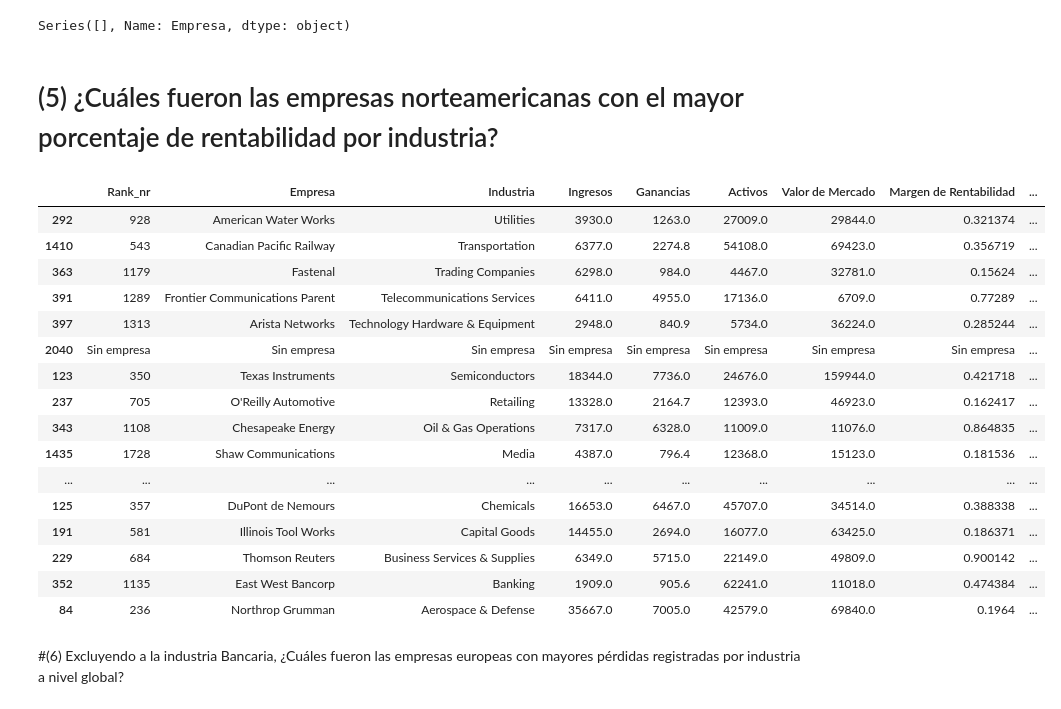
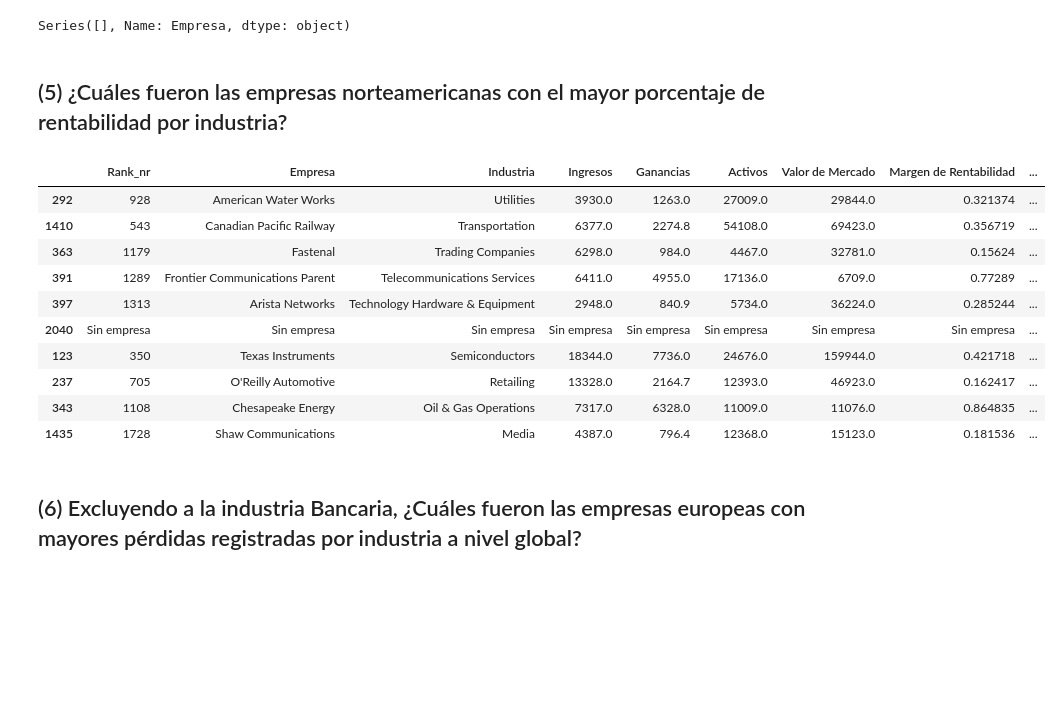
Before and after one commit to Bigote93/DataInsider, a Jupyter notebook: DesafioDataInsider_Nalli.ipynb, the cells around one changed output. Saved outputs shown, nothing was run; the diff lists cells and outputs as text; code cells hidden in the pictures; blank space fills up the shorter version.

```diff
--- a/DesafioDataInsider_Nalli.ipynb
+++ b/DesafioDataInsider_Nalli.ipynb
@@ -1181,36 +1177,30 @@ empresas_superiores_20['Empresa']
 # %% [output]
 Series([], Name: Empresa, dtype: object)
 # %% [markdown]
-# (5) ¿Cuáles fueron las empresas norteamericanas con el mayor porcentaje de rentabilidad por industria?
+## (5) ¿Cuáles fueron las empresas norteamericanas con el mayor porcentaje de rentabilidad por industria?
 # %%
 #Se condidera un margen de las 10 mejores
 empresas_americanas_mayor_rentabilidad = forbesgloba_merge2_2000_2022[(forbesgloba_merge2_2000_2022['Nombre Continente'] == 'North America') | (forbesgloba_merge2_2000_2022['Nombre Continente'] == 'South America')]
 df_ordenado = empresas_americanas_mayor_rentabilidad.sort_values(['Industria', 'Margen de Rentabilidad'], ascending=False)
 
 # Elimina filas duplicadas, manteniendo solo las filas con la mayor rentabilidad en cada grupo
 empresas_destacadas = df_ordenado.drop_duplicates(subset='Industria')
 
-empresas_destacadas
+empresas_destacadas.head(10)
 # %% [output]
 |  | Rank_nr | Empresa | Industria | Ingresos | Ganancias | Activos | Valor de Mercado | Margen de Rentabilidad | ... |
 | 292 | 928 | American Water Works | Utilities | 3930.0 | 1263.0 | 27009.0 | 29844.0 | 0.321374 | ... |
 | 1410 | 543 | Canadian Pacific Railway | Transportation | 6377.0 | 2274.8 | 54108.0 | 69423.0 | 0.356719 | ... |
 | 363 | 1179 | Fastenal | Trading Companies | 6298.0 | 984.0 | 4467.0 | 32781.0 | 0.15624 | ... |
 | 391 | 1289 | Frontier Communications Parent | Telecommunications Services | 6411.0 | 4955.0 | 17136.0 | 6709.0 | 0.77289 | ... |
 | 397 | 1313 | Arista Networks | Technology Hardware & Equipment | 2948.0 | 840.9 | 5734.0 | 36224.0 | 0.285244 | ... |
 | 2040 | Sin empresa | Sin empresa | Sin empresa | Sin empresa | Sin empresa | Sin empresa | Sin empresa | Sin empresa | ... |
 | 123 | 350 | Texas Instruments | Semiconductors | 18344.0 | 7736.0 | 24676.0 | 159944.0 | 0.421718 | ... |
 | 237 | 705 | O'Reilly Automotive | Retailing | 13328.0 | 2164.7 | 12393.0 | 46923.0 | 0.162417 | ... |
 | 343 | 1108 | Chesapeake Energy | Oil & Gas Operations | 7317.0 | 6328.0 | 11009.0 | 11076.0 | 0.864835 | ... |
 | 1435 | 1728 | Shaw Communications | Media | 4387.0 | 796.4 | 12368.0 | 15123.0 | 0.181536 | ... |
-| ... | ... | ... | ... | ... | ... | ... | ... | ... | ... |
-| 125 | 357 | DuPont de Nemours | Chemicals | 16653.0 | 6467.0 | 45707.0 | 34514.0 | 0.388338 | ... |
-| 191 | 581 | Illinois Tool Works | Capital Goods | 14455.0 | 2694.0 | 16077.0 | 63425.0 | 0.186371 | ... |
-| 229 | 684 | Thomson Reuters | Business Services & Supplies | 6349.0 | 5715.0 | 22149.0 | 49809.0 | 0.900142 | ... |
-| 352 | 1135 | East West Bancorp | Banking | 1909.0 | 905.6 | 62241.0 | 11018.0 | 0.474384 | ... |
-| 84 | 236 | Northrop Grumman | Aerospace & Defense | 35667.0 | 7005.0 | 42579.0 | 69840.0 | 0.1964 | ... |
 # %% [markdown]
-#(6) Excluyendo a la industria Bancaria, ¿Cuáles fueron las empresas europeas con mayores pérdidas registradas por industria a nivel global?
+## (6) Excluyendo a la industria Bancaria, ¿Cuáles fueron las empresas europeas con mayores pérdidas registradas por industria a nivel global?
 # %%
 # Filtra el DataFrame para incluir solo las filas con valores de 'Ganancias' negativos
 forbesgloba_merge2_2000_2022_p = forbesgloba_merge2_2000_2022[forbesgloba_merge2_2000_2022['Ganancias'] != 'Sin empresa']
```
Also changed, not shown: parts of 28 cells of this notebook.
